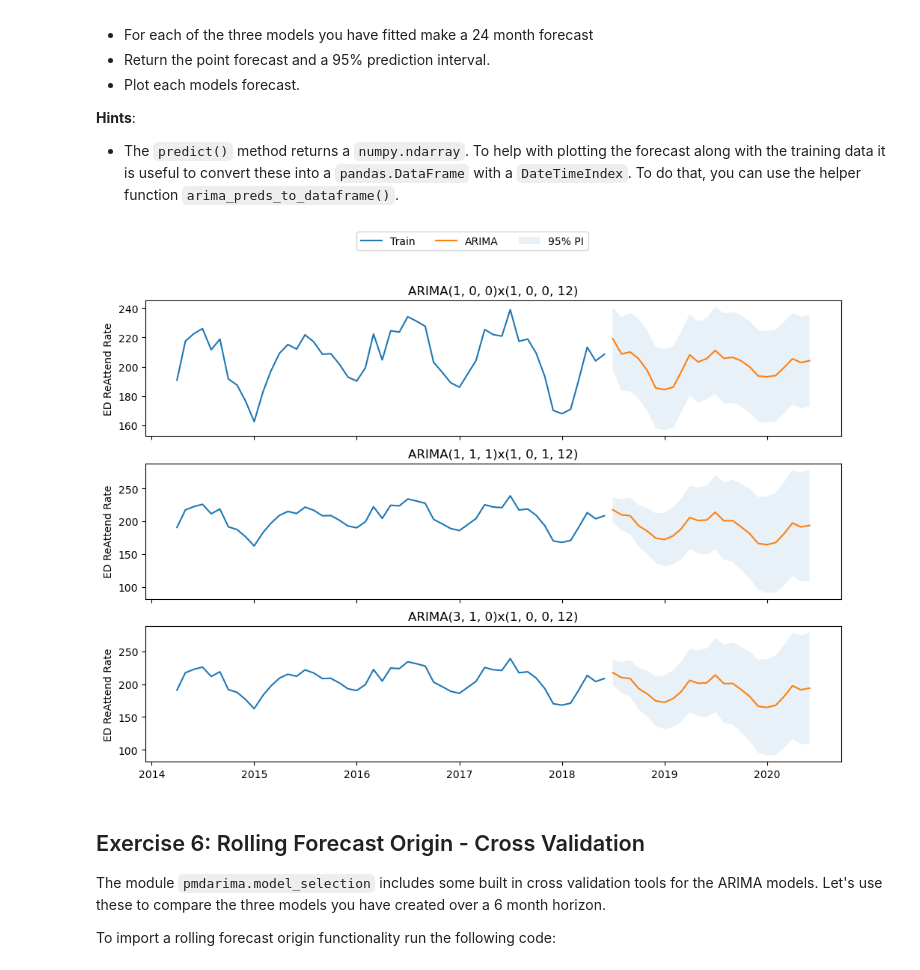
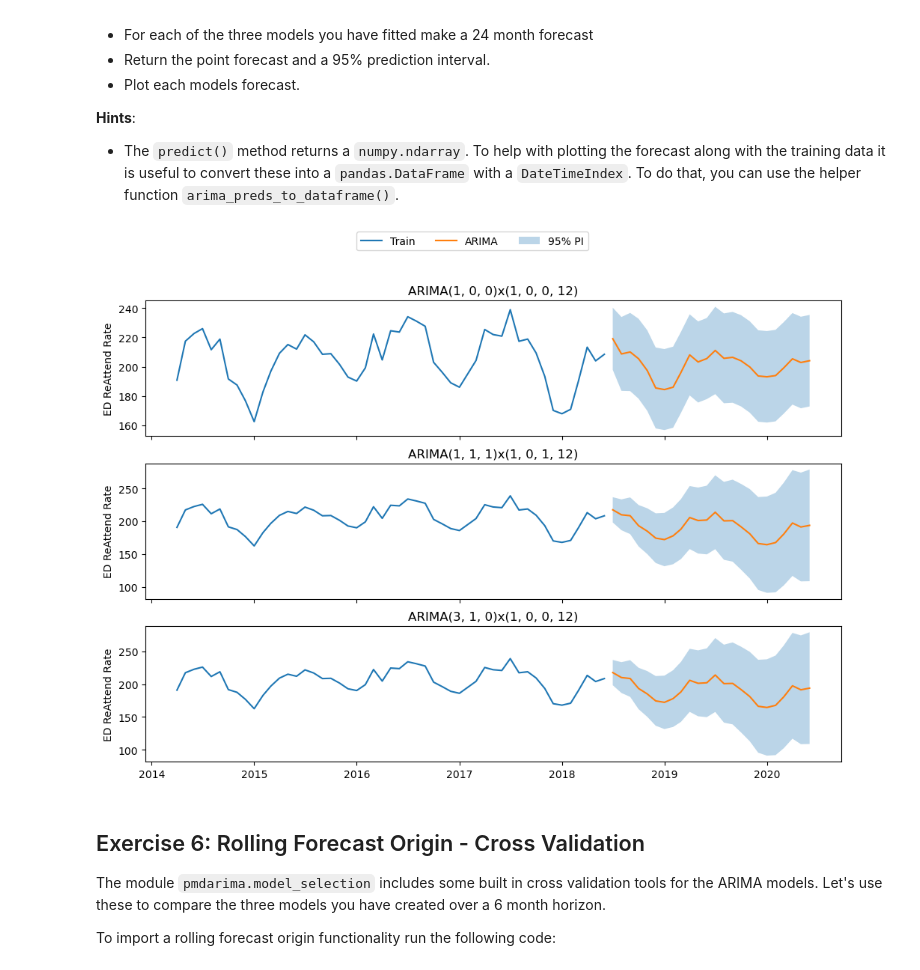
Before and after one commit to health-data-science-OR/forecasting, a Jupyter notebook: 02_arima/arima_exercises_SOLUTIONS.ipynb, the cells around one changed output. Saved outputs shown, nothing was run; the diff lists cells and outputs as text; code cells hidden in the pictures.

```diff
--- a/02_arima/arima_exercises_SOLUTIONS.ipynb
+++ b/02_arima/arima_exercises_SOLUTIONS.ipynb
@@ -336,34 +336,34 @@ preds3, intervals3 = arima_preds_to_dataframe(y_train, preds2, intervals2)
 fig, ax = plt.subplots(3, 1, sharex=True, figsize=(12, 8))
 
 ax[0].plot(y_train)
 ax[0].plot(preds);
 ax[0].set(ylabel='ED ReAttend Rate');
 
 ax[0].fill_between(intervals.index, intervals['lower'], intervals['upper'],
-                  alpha=.1,
+                  alpha=.3,
                   label='95% PI')
 ax[0].set_title('ARIMA(1, 0, 0)x(1, 0, 0, 12)')
 
 ax[1].plot(y_train)
 ax[1].plot(preds2);
 ax[1].set(ylabel='ED ReAttend Rate');
 
 ax[1].fill_between(intervals2.index, intervals2['lower'], intervals2['upper'],
-                  alpha=.1,
+                  alpha=.3,
                   label='95% PI')
 
 ax[1].set_title('ARIMA(1, 1, 1)x(1, 0, 1, 12)')
 
 ax[2].plot(y_train)
 ax[2].plot(preds3);
 ax[2].set(ylabel='ED ReAttend Rate');
 
 ax[2].fill_between(intervals3.index, intervals3['lower'], intervals3['upper'],
-                  alpha=.1,
+                  alpha=.3,
                   label='95% PI')
 
 ax[2].set_title('ARIMA(3, 1, 0)x(1, 0, 0, 12)')
 
 fig.legend(['Train', 'ARIMA', '95% PI'], ncol=3, loc='upper center');
 # %% [output]
-[figure, old version]
+[figure, new version]
```
Also changed, not shown: parts of 6 cells of this notebook, 1 other file.
